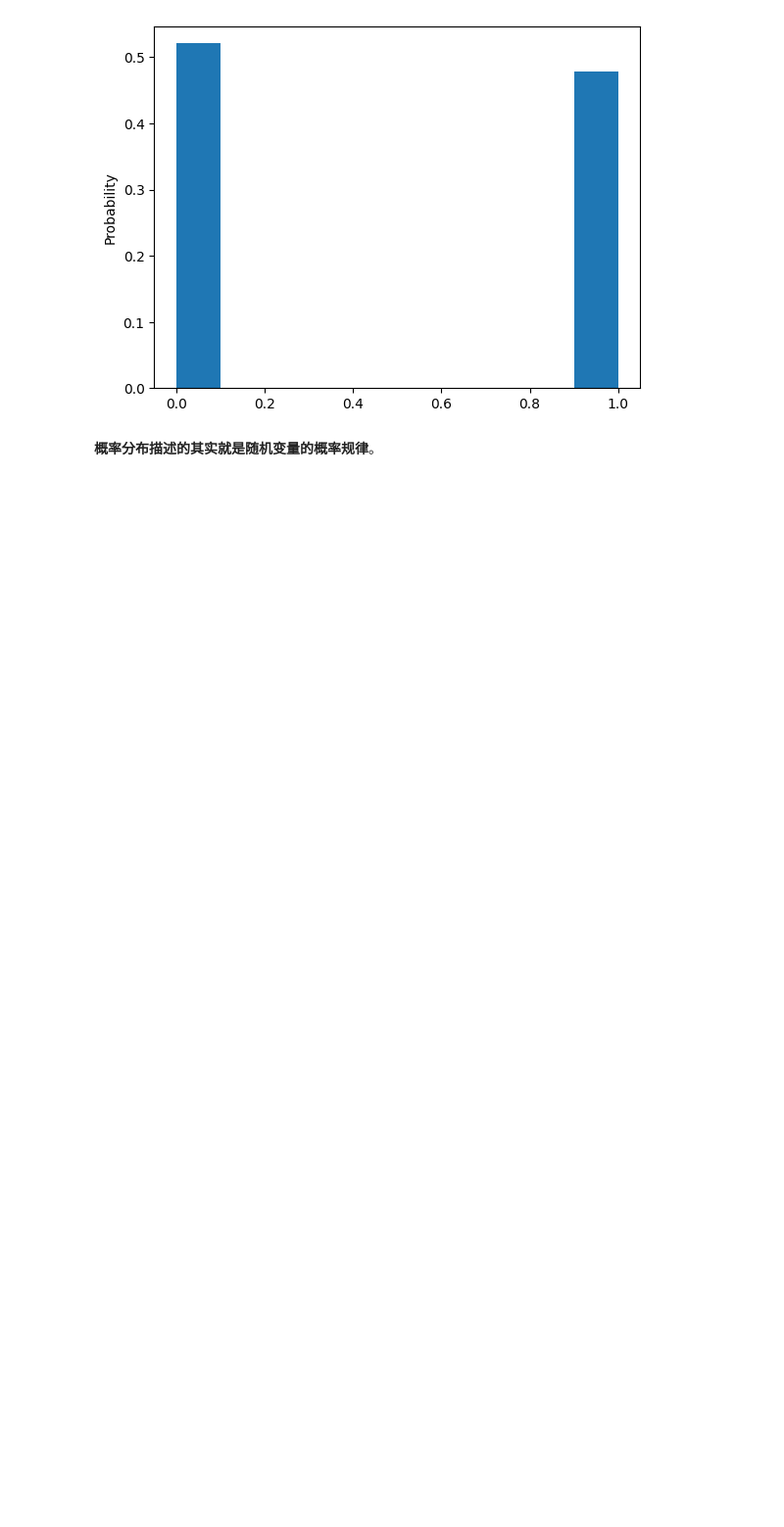
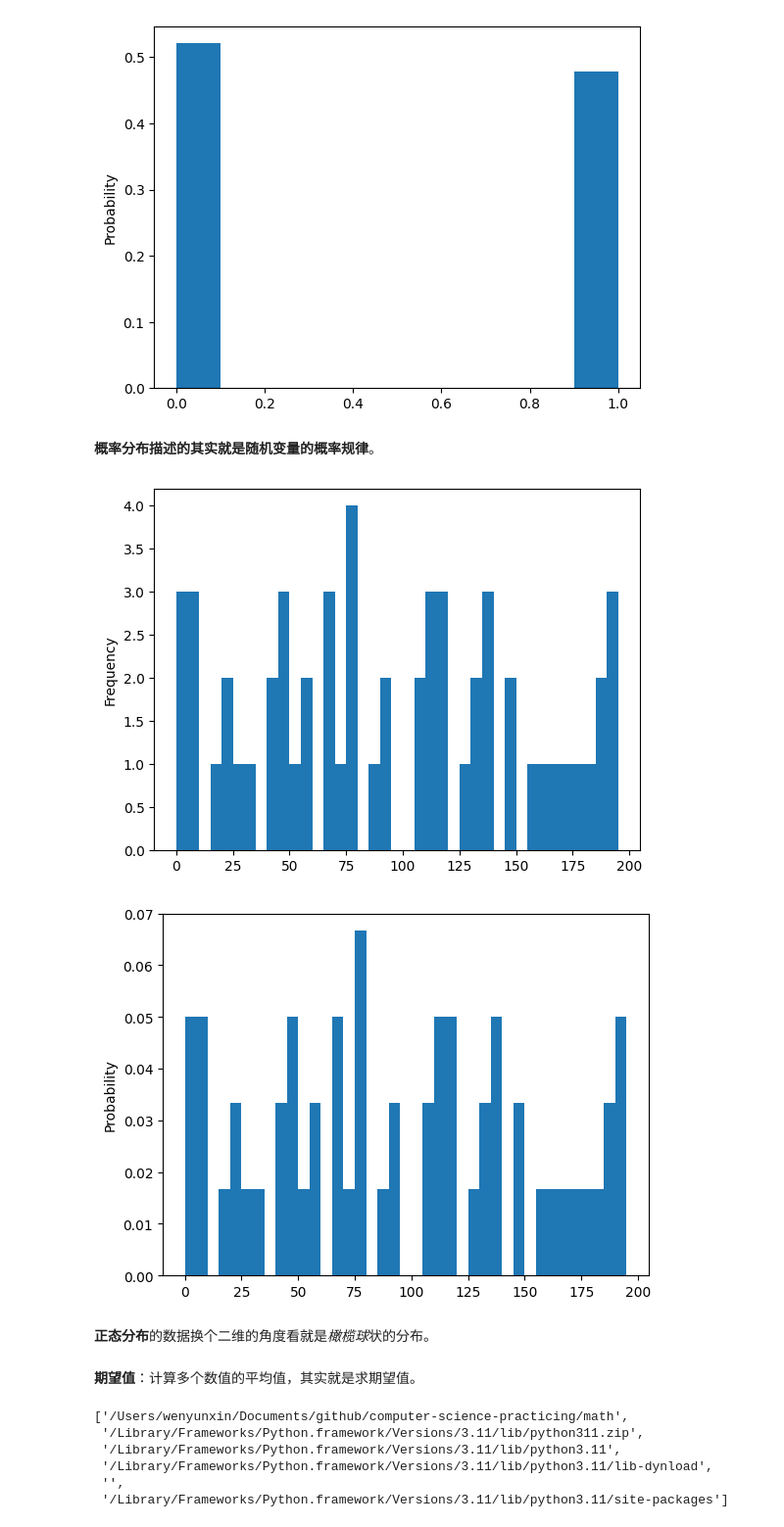
Before and after one commit to wenyunxin/computer-science-practicing, a Jupyter notebook: math/pro & sta.ipynb, the cells around one changed output. Shown at 98% size. Cells and saved outputs as stored; diff of their text form; code cells hidden in the pictures; blank space fills up the shorter version.

```diff
--- a/math/pro & sta.ipynb
+++ b/math/pro & sta.ipynb
@@ -48,3 +48,45 @@ flip_coin(1000)
 [figure]
 # %% [markdown]
 **概率分布描述的其实就是随机变量的概率规律**。
+# %%
+# 将连续型变量在特定离散化维度上测量
+
+
+def check_speed(time_gap, speed_gap, total_time, min_speed, max_speed):
+
+  times = (int)(total_time / time_gap)   #获取读取仪表盘的次数
+
+  data_array = np.empty(times)
+  weights_array = np.empty(times)
+  weights_array.fill(1 / times)
+
+  for i in range(0, times):
+    if (speed_gap < 1):
+      data_array[i] = random.random() * max_speed  #随机生成一个最高速和最低速之间的速度
+    else:
+      data_array[i] = random.randint(0, max_speed / speed_gap) * speed_gap  #随机生成一个最高速和最低速之间的速度，先除以speed_gap然后乘以speed_gap进行离散化
+
+  data_frame = pd.DataFrame(data_array)
+  bin_range = np.arange(0, 200, speed_gap)
+  data_frame.plot(kind = 'hist', bins = bin_range, legend = False)  #获取时速统计次数的直方图
+  data_frame.plot(kind = 'hist', bins = bin_range, legend = False, weights = weights_array, ).set_ylabel("Probability")  #获取时速统计概率的直方图
+  plt.show()
+
+check_speed(1, 5, 60, 0, 200)
+# %% [output]
+[figure, added]
+[figure, added]
+# %% [markdown]
+**正态分布**的数据换个二维的角度看就是*橄榄球*状的分布。
+# %% [markdown]
+**期望值**：计算多个数值的平均值，其实就是求期望值。
+# %%
+import sys
+sys.path
+# %% [output]
+['/Users/wenyunxin/Documents/github/computer-science-practicing/math',
+ '/Library/Frameworks/Python.framework/Versions/3.11/lib/python311.zip',
+ '/Library/Frameworks/Python.framework/Versions/3.11/lib/python3.11',
+ '/Library/Frameworks/Python.framework/Versions/3.11/lib/python3.11/lib-dynload',
+ '',
+ '/Library/Frameworks/Python.framework/Versions/3.11/lib/python3.11/site-packages']
```
Also changed, not shown: 4 other files.
